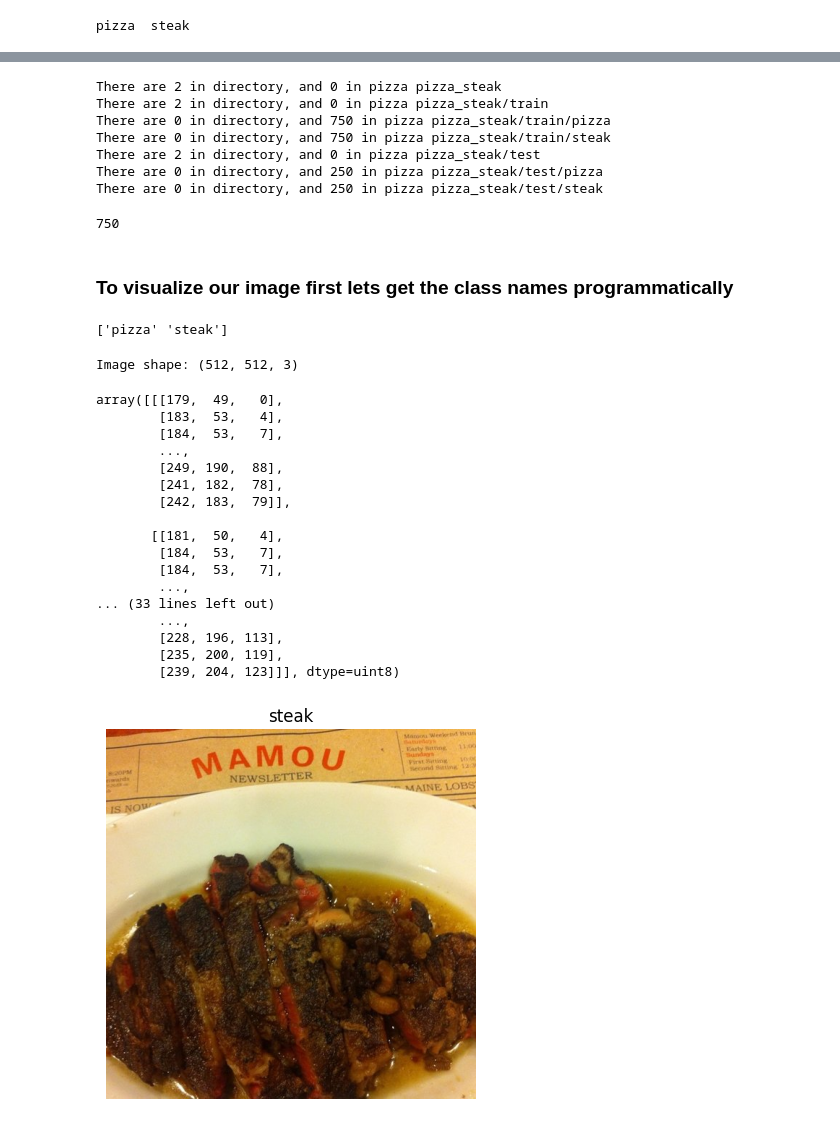
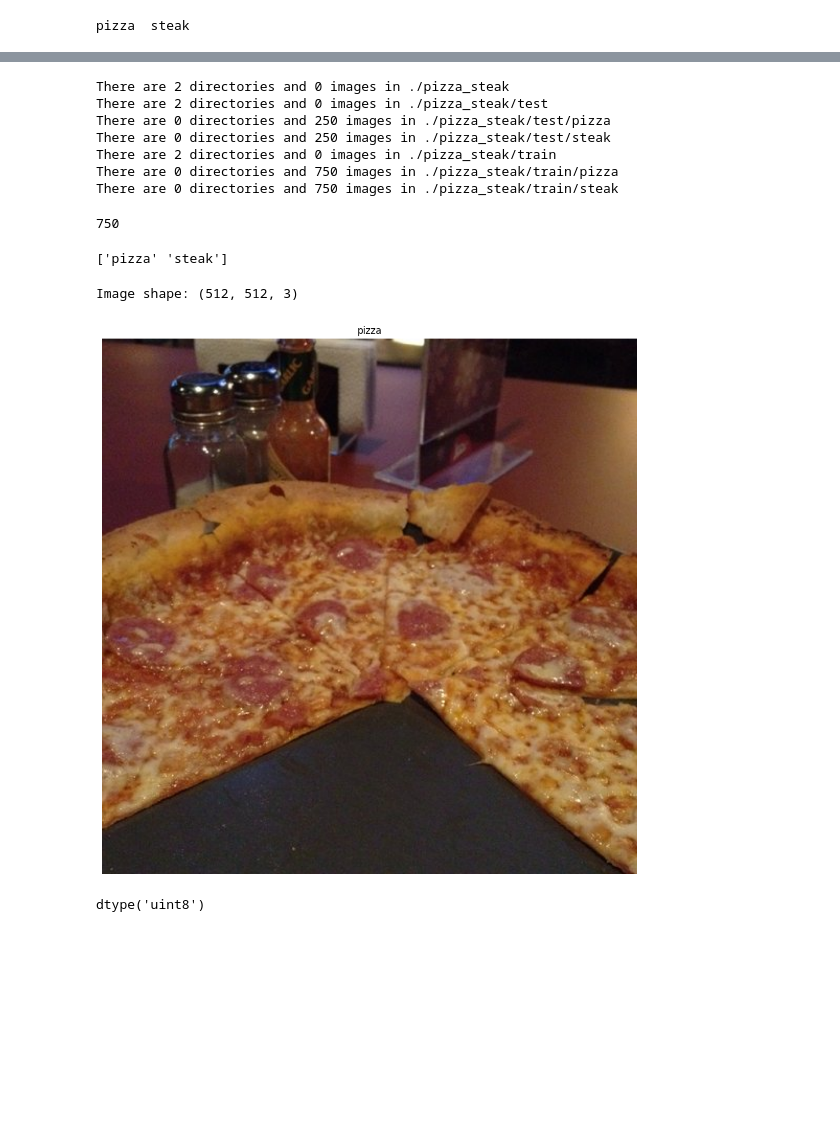
Before and after one commit to LivingstonTardzenyuy/Deep-Learning-with-TensorFlow, a Jupyter notebook: 03_introduction_to_computer_vision_with_tensorflow.ipynb, the cells around one changed output, grey strips where cells are left out. Drawn from its saved outputs; the diff is of its cells as text; code cells hidden in the pictures; blank space fills up the shorter version.

Commit message:
Started working on Image Data generator.

```diff
--- a/03_introduction_to_computer_vision_with_tensorflow.ipynb
+++ b/03_introduction_to_computer_vision_with_tensorflow.ipynb
@@ -48,17 +61,16 @@ pizza  steak
 # %%
 import os
 
-# Walk through pizza_steak directory and list number of files.
-
-for dirpath, dirnames, filenames in os.walk('pizza_steak'):
-  print(f"There are {len(dirnames)} in directory, and {len(filenames)} in pizza {dirpath}")
+# wak through the pizza_steak dir and list number of files.
+for dirpath, dirnames, filenames in os.walk('./pizza_steak'):
+  print(f'There are {len(dirnames)} directories and {len(filenames)} images in {dirpath}')
 # %% [output]
-There are 2 in directory, and 0 in pizza pizza_steak
-There are 2 in directory, and 0 in pizza pizza_steak/train
-There are 0 in directory, and 750 in pizza pizza_steak/train/pizza
-There are 0 in directory, and 750 in pizza pizza_steak/train/steak
-There are 2 in directory, and 0 in pizza pizza_steak/test
-There are 0 in directory, and 250 in pizza pizza_steak/test/pizza
-There are 0 in directory, and 250 in pizza pizza_steak/test/steak
+There are 2 directories and 0 images in ./pizza_steak
+There are 2 directories and 0 images in ./pizza_steak/test
+There are 0 directories and 250 images in ./pizza_steak/test/pizza
+There are 0 directories and 250 images in ./pizza_steak/test/steak
+There are 2 directories and 0 images in ./pizza_steak/train
+There are 0 directories and 750 images in ./pizza_steak/train/pizza
+There are 0 directories and 750 images in ./pizza_steak/train/steak
 # %%
 # Another way to find out how many images are in a file.
@@ -68,5 +79,3 @@ num_steak_image_train
 # %% [output]
 750
-# %% [markdown]
-### To visualize our image first lets get the class names programmatically
 # %%
@@ -81,47 +92,36 @@ print(class_names)
 # %%
 # Let's visualize our images.
 import matplotlib.pyplot as plt
 import matplotlib.image as mpimg
 import random
 
+plt.figure(figsize=(12, 12))
+
 def view_random_image(target_dir, target_class):
-  # Setup the target directory
-  target_folder = target_dir + target_class.strip()
-  # Get a random image path
-  random_image = random.sample(os.listdir(target_folder), 1)
-  # Read in the image and plot it using matplotlib
-  img = mpimg.imread(target_folder + '/' + random_image[0])
+  # Setup the target directory (we'll view images from here)
+  target_folder = target_dir + target_class
+
+  # Get a random image path.
+  random_image_path = random.sample(os.listdir(target_folder), 1)
+
+  # Read in the image and plot it using matplotlib.
+  img = mpimg.imread(target_folder + '/' + random_image_path[0])
   plt.imshow(img)
   plt.title(target_class)
   plt.axis('off')
 
-  print(f"Image shape: {img.shape}")
+  print(f'Image shape: {img.shape}')
   return img
+
+# View a random image from the training dataset.
+img = view_random_image(target_dir='./pizza_steak/train/', target_class='pizza')
+# %% [output]
+Image shape: (512, 512, 3)
+[figure, added]
-# %%
-# Call the function
-
-img = view_random_image(target_dir='pizza_steak/train/', target_class='steak');
-img
-# %% [output]
-Image shape: (512, 512, 3)
-array([[[179,  49,   0],
-        [183,  53,   4],
-        [184,  53,   7],
-        ...,
-        [249, 190,  88],
-        [241, 182,  78],
-        [242, 183,  79]],
-
-       [[181,  50,   4],
-        [184,  53,   7],
-        [184,  53,   7],
-        ...,
-... (33 lines left out)
-        ...,
-        [228, 196, 113],
-        [235, 200, 119],
-        [239, 204, 123]]], dtype=uint8)
-[figure, removed]
+# %%
+img.dtype
+# %% [output]
+dtype('uint8')
 # %%
 import tensorflow as tf
 tf.constant(img)
```
Also changed, not shown: parts of 84 cells of this notebook.
